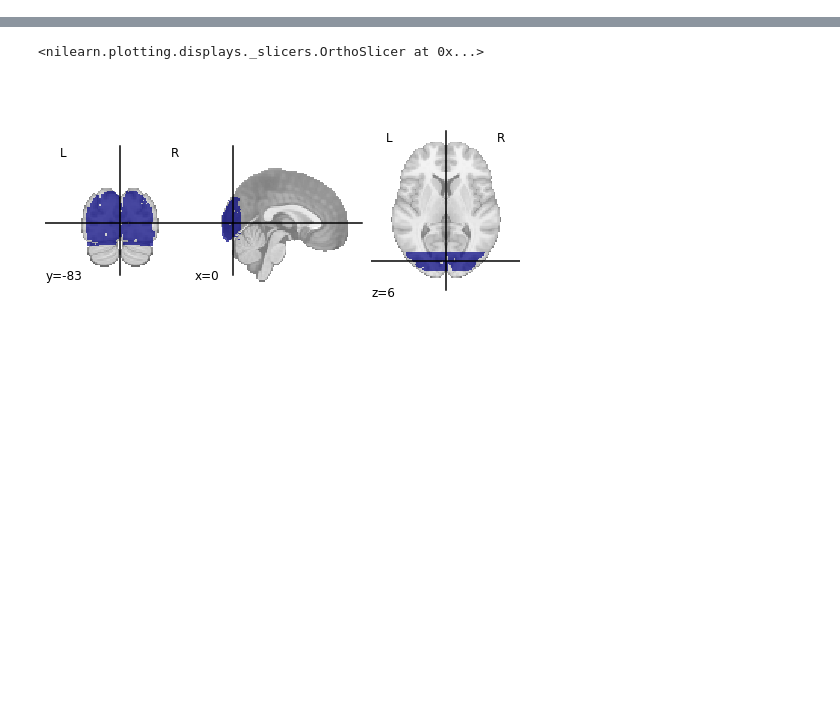
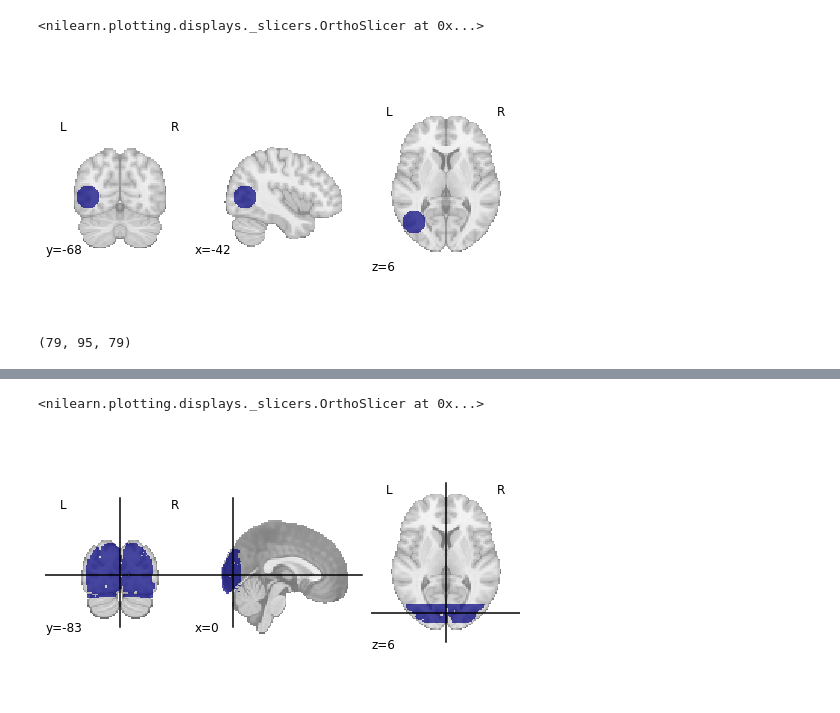
Before and after one commit to GAldegheri/vistemp_fmri, a Jupyter notebook: analysis/ROI_PGround.ipynb, the cells around one changed output, grey strips where cells are left out. Drawn from its saved outputs; the diff is of its cells as text; code cells hidden in the pictures; blank space fills up the shorter version.

Commit message:
adapted plotting functions

```diff
--- a/analysis/ROI_PGround.ipynb
+++ b/analysis/ROI_PGround.ipynb
@@ -14,0 +15,9 @@ from nilearn import datasets
+# %%
+plot_roi('../../../anat_roi_masks/infocoupling-sphere_rad15.nii', draw_cross=False)
+# %% [output]
+<nilearn.plotting.displays._slicers.OrthoSlicer at 0x...>
+[figure, added]
+# %%
+nb.load('../../../anat_roi_masks/infocoupling-sphere_rad15.nii').get_fdata().shape
+# %% [output]
+(79, 95, 79)
```
Also changed, not shown: parts of 4 cells of this notebook, 12 other files.
